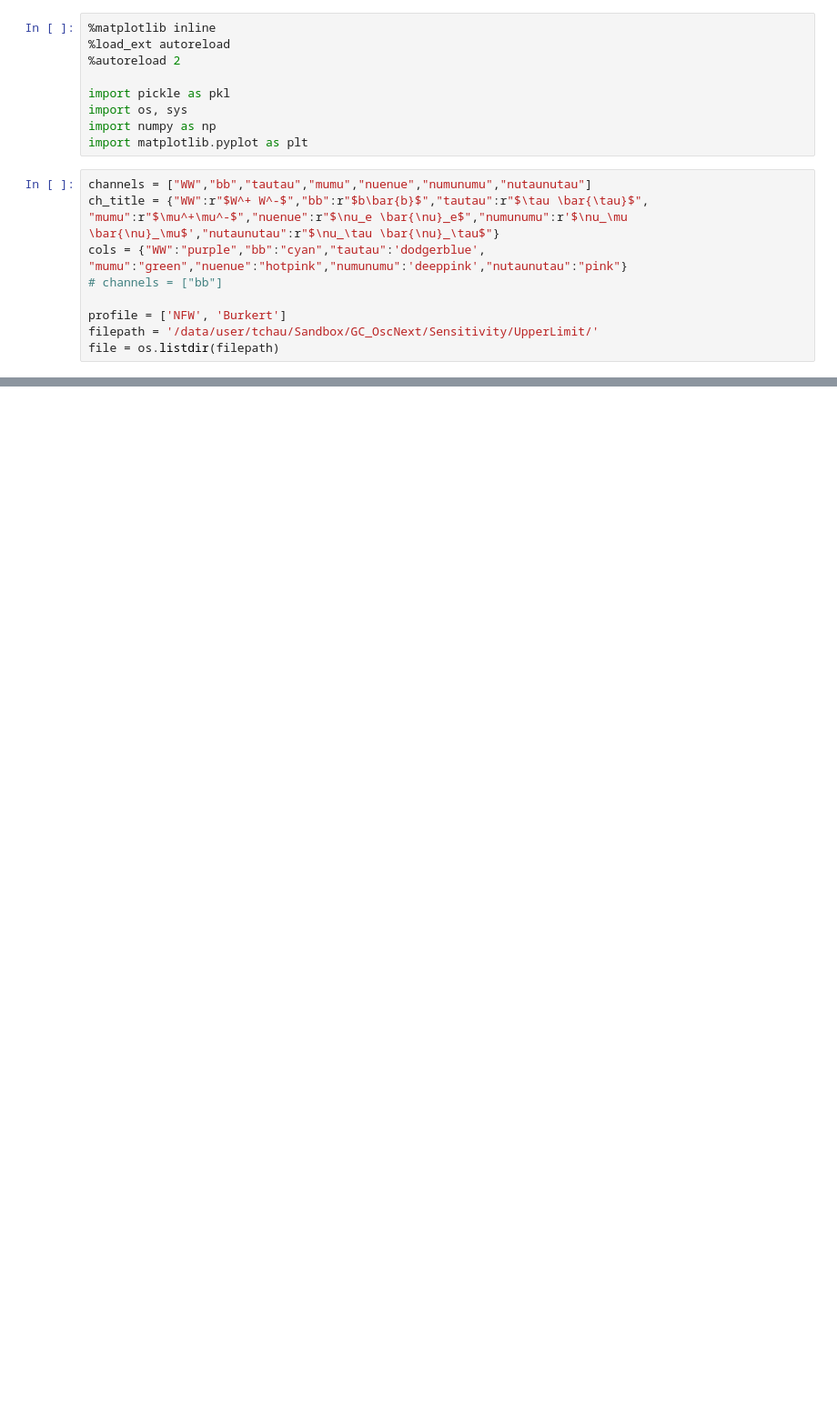
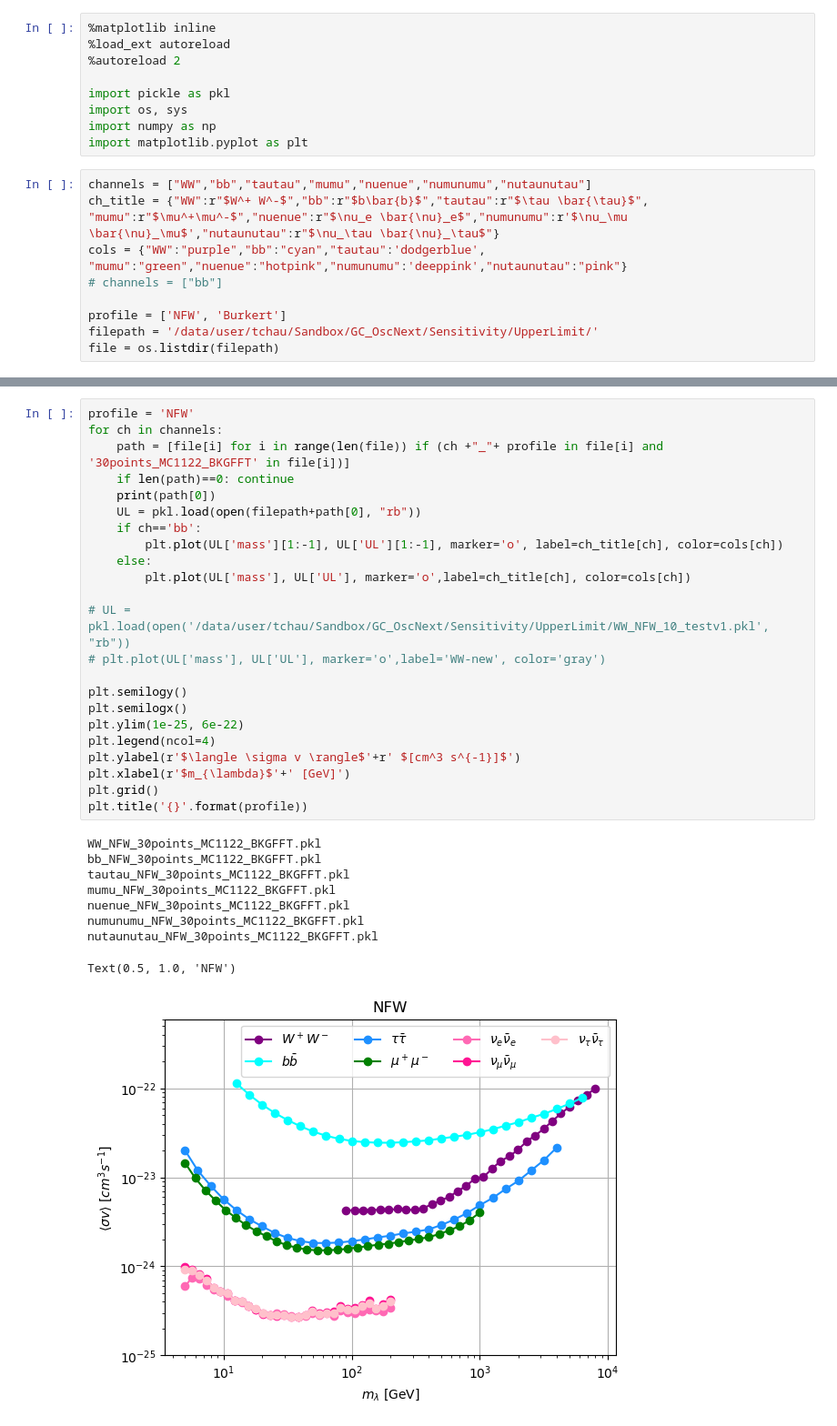
Before and after one commit to NhanChau94/GC_OscNext, a Jupyter notebook: PlotScripts/UpperLimit.ipynb, the cells around one changed output, grey strips where cells are left out. Shown at 91% size. Saved outputs shown, nothing was run; the diff lists cells and outputs as text; blank space fills up the shorter version.

```diff
--- a/PlotScripts/UpperLimit.ipynb
+++ b/PlotScripts/UpperLimit.ipynb
@@ -59,0 +52,33 @@ UL
+# %%
+profile = 'NFW'
+for ch in channels:
+    path = [file[i] for i in range(len(file)) if (ch +"_"+ profile in file[i] and '30points_MC1122_BKGFFT' in file[i])]
+    if len(path)==0: continue
+    print(path[0])
+    UL = pkl.load(open(filepath+path[0], "rb"))
+    if ch=='bb':
+        plt.plot(UL['mass'][1:-1], UL['UL'][1:-1], marker='o', label=ch_title[ch], color=cols[ch])
+    else:
+        plt.plot(UL['mass'], UL['UL'], marker='o',label=ch_title[ch], color=cols[ch])
+
+# UL = pkl.load(open('/data/user/tchau/Sandbox/GC_OscNext/Sensitivity/UpperLimit/WW_NFW_10_testv1.pkl', "rb"))
+# plt.plot(UL['mass'], UL['UL'], marker='o',label='WW-new', color='gray')
+
+plt.semilogy()
+plt.semilogx()
+plt.ylim(1e-25, 6e-22)
+plt.legend(ncol=4)
+plt.ylabel(r'$\langle \sigma v \rangle$'+r' $[cm^3 s^{-1}]$')
+plt.xlabel(r'$m_{\lambda}$'+' [GeV]')
+plt.grid()
+plt.title('{}'.format(profile))
+# %% [output]
+WW_NFW_30points_MC1122_BKGFFT.pkl
+bb_NFW_30points_MC1122_BKGFFT.pkl
+tautau_NFW_30points_MC1122_BKGFFT.pkl
+mumu_NFW_30points_MC1122_BKGFFT.pkl
+nuenue_NFW_30points_MC1122_BKGFFT.pkl
+numunumu_NFW_30points_MC1122_BKGFFT.pkl
+nutaunutau_NFW_30points_MC1122_BKGFFT.pkl
+Text(0.5, 1.0, 'NFW')
+[figure, added]
```
Also changed, not shown: parts of 4 cells of this notebook, 15 other files.
